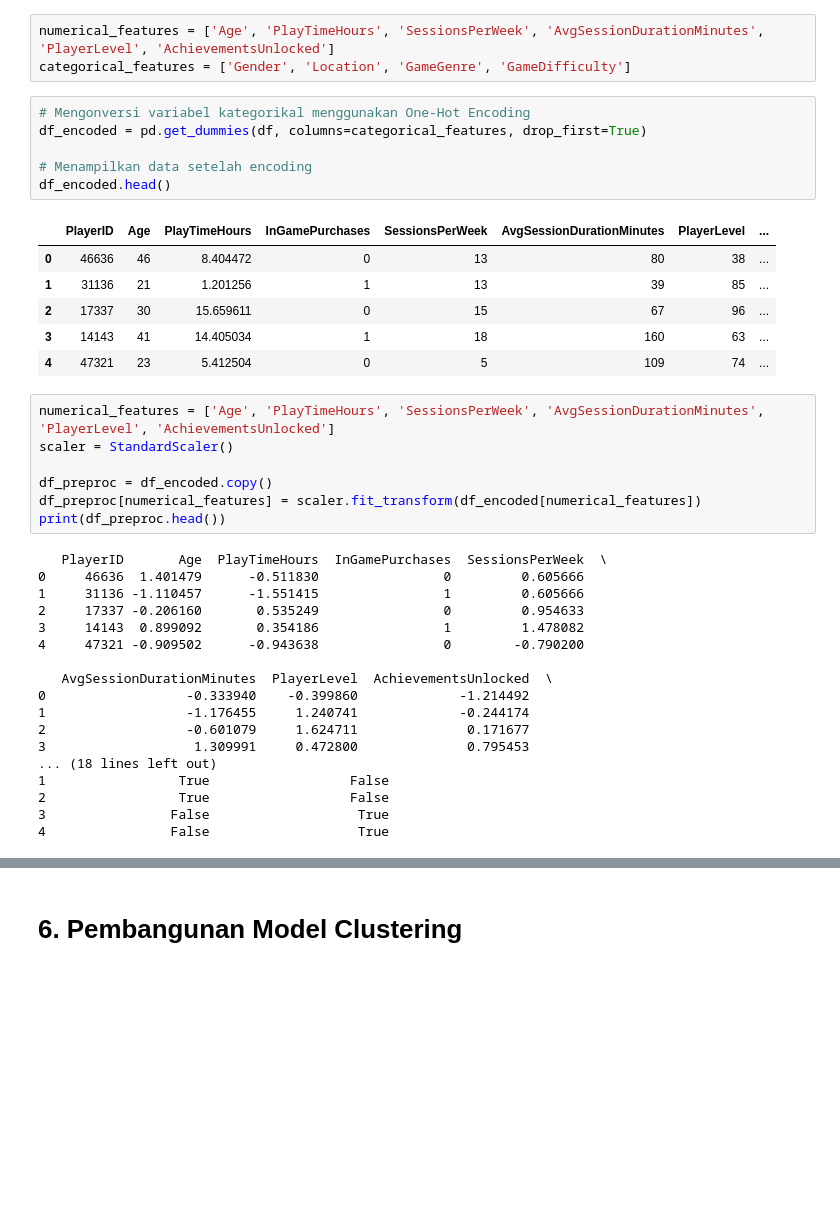
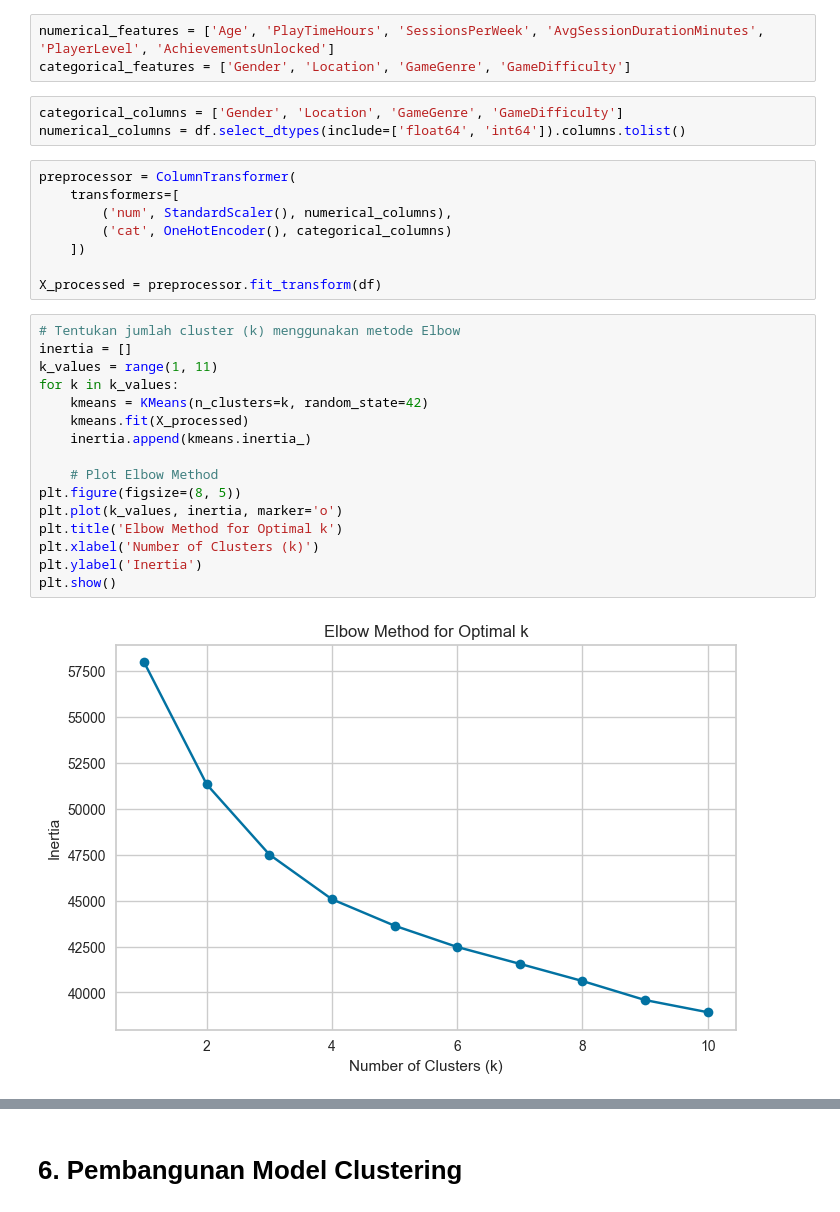
Before and after one commit to M4tchaa/submission-ml, a Jupyter notebook: aruri.ipynb, the cells around one changed output, grey strips where cells are left out. Drawn from its saved outputs; the diff is of its cells as text; blank space fills up the shorter version.

```diff
--- a/aruri.ipynb
+++ b/aruri.ipynb
@@ -210,41 +212,32 @@ Cukup sesuaikan dengan karakteristik data yang kamu gunakan yah.
 # %%
 numerical_features = ['Age', 'PlayTimeHours', 'SessionsPerWeek', 'AvgSessionDurationMinutes', 'PlayerLevel', 'AchievementsUnlocked']
 categorical_features = ['Gender', 'Location', 'GameGenre', 'GameDifficulty']
-# %%
-# Mengonversi variabel kategorikal menggunakan One-Hot Encoding
-df_encoded = pd.get_dummies(df, columns=categorical_features, drop_first=True)
-
-# Menampilkan data setelah encoding
-df_encoded.head()
-# %% [output]
-|  | PlayerID | Age | PlayTimeHours | InGamePurchases | SessionsPerWeek | AvgSessionDurationMinutes | PlayerLevel | ... |
-| 0 | 46636 | 46 | 8.404472 | 0 | 13 | 80 | 38 | ... |
-| 1 | 31136 | 21 | 1.201256 | 1 | 13 | 39 | 85 | ... |
-| 2 | 17337 | 30 | 15.659611 | 0 | 15 | 67 | 96 | ... |
-| 3 | 14143 | 41 | 14.405034 | 1 | 18 | 160 | 63 | ... |
-| 4 | 47321 | 23 | 5.412504 | 0 | 5 | 109 | 74 | ... |
-# %%
-numerical_features = ['Age', 'PlayTimeHours', 'SessionsPerWeek', 'AvgSessionDurationMinutes', 'PlayerLevel', 'AchievementsUnlocked']
-scaler = StandardScaler()
-
-df_preproc = df_encoded.copy()
-df_preproc[numerical_features] = scaler.fit_transform(df_encoded[numerical_features])
-print(df_preproc.head())
-# %% [output]
-   PlayerID       Age  PlayTimeHours  InGamePurchases  SessionsPerWeek  \
-0     46636  1.401479      -0.511830                0         0.605666
-1     31136 -1.110457      -1.551415                1         0.605666
-2     17337 -0.206160       0.535249                0         0.954633
-3     14143  0.899092       0.354186                1         1.478082
-4     47321 -0.909502      -0.943638                0        -0.790200
-
-   AvgSessionDurationMinutes  PlayerLevel  AchievementsUnlocked  \
-0                  -0.333940    -0.399860             -1.214492
-1                  -1.176455     1.240741             -0.244174
-2                  -0.601079     1.624711              0.171677
-3                   1.309991     0.472800              0.795453
-... (18 lines left out)
-1                 True                  False
-2                 True                  False
-3                False                   True
-4                False                   True
+# %%
+categorical_columns = ['Gender', 'Location', 'GameGenre', 'GameDifficulty']
+numerical_columns = df.select_dtypes(include=['float64', 'int64']).columns.tolist()
+# %%
+preprocessor = ColumnTransformer(
+    transformers=[
+        ('num', StandardScaler(), numerical_columns),
+        ('cat', OneHotEncoder(), categorical_columns)
+    ])
+
+X_processed = preprocessor.fit_transform(df)
+# %%
+# Tentukan jumlah cluster (k) menggunakan metode Elbow
+inertia = []
+k_values = range(1, 11)
+for k in k_values:
+    kmeans = KMeans(n_clusters=k, random_state=42)
+    kmeans.fit(X_processed)
+    inertia.append(kmeans.inertia_)
+
+    # Plot Elbow Method
+plt.figure(figsize=(8, 5))
+plt.plot(k_values, inertia, marker='o')
+plt.title('Elbow Method for Optimal k')
+plt.xlabel('Number of Clusters (k)')
+plt.ylabel('Inertia')
+plt.show()
+# %% [output]
+[figure, added]
```
Also changed, not shown: parts of 15 cells of this notebook, 5 other files.
